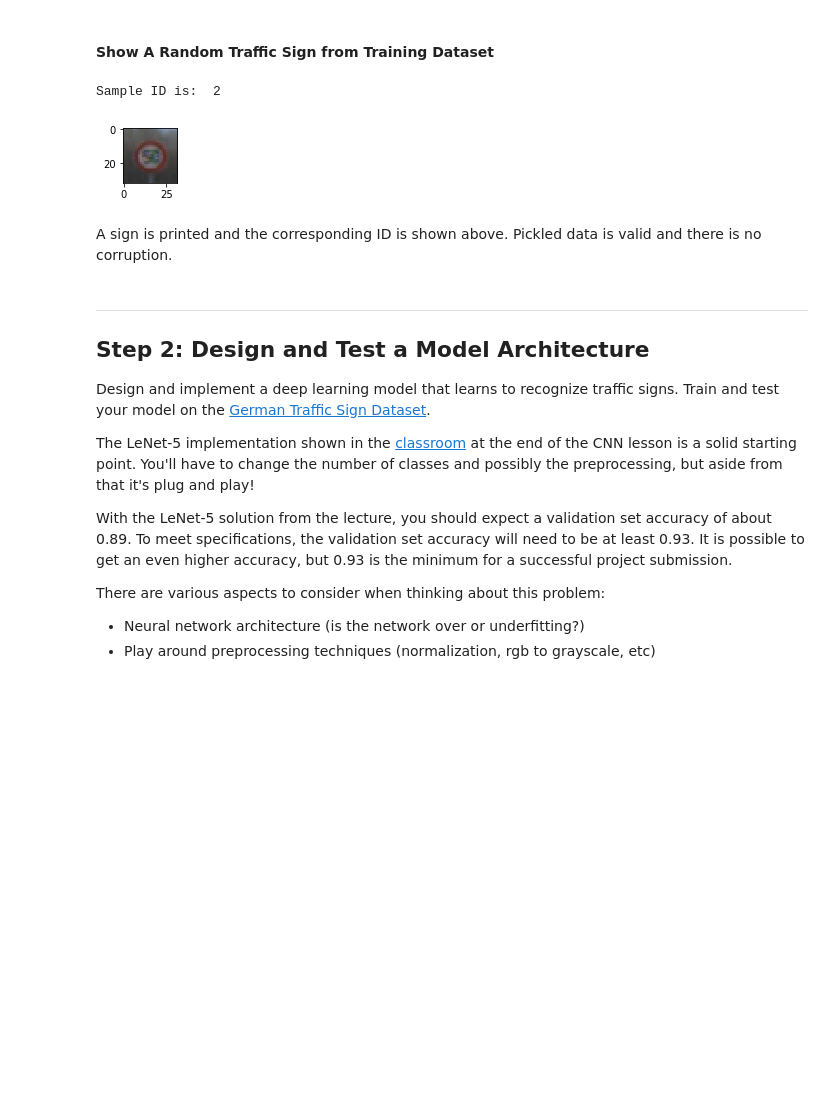
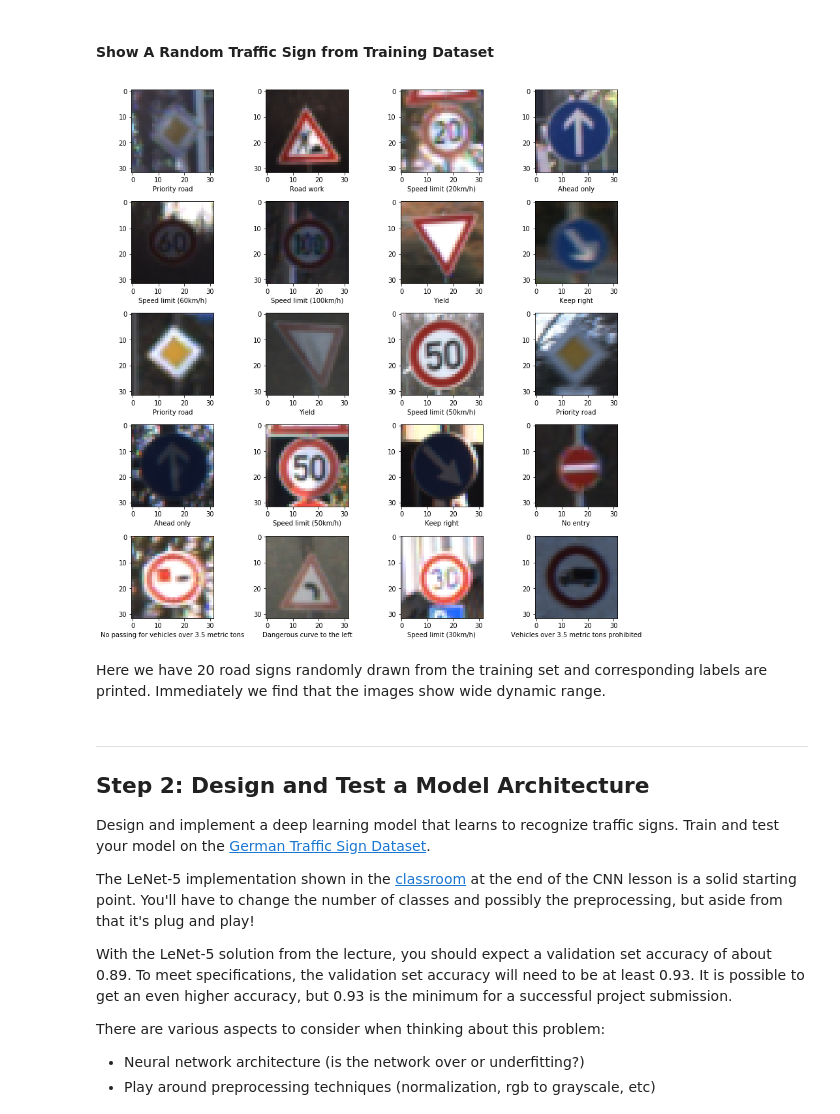
Before and after one commit to mscwu/udacity_traffic_sign_classification, a Jupyter notebook: Traffic_Sign_Classifier.ipynb, the cells around one changed output. Saved outputs shown, nothing was run; the diff lists cells and outputs as text; code cells hidden in the pictures; blank space fills up the shorter version.

```diff
--- a/Traffic_Sign_Classifier.ipynb
+++ b/Traffic_Sign_Classifier.ipynb
@@ -57,7 +57,9 @@ Complete the basic data summary below. Use python, numpy and/or pandas methods t
 # %%
 ### Replace each question mark with the appropriate value.
 ### Use python, pandas or numpy methods rather than hard coding the results
+import pandas as pd
 
+sign_names = pd.read_csv('signnames.csv')
 # TODO: Number of training examples
 n_train = len(X_train)
 
@@ -134,19 +134,23 @@ plt.grid(linestyle='--')
 It shows that the distribution of the signs is almost identical among the train, validation and test dataset.
 # %% [markdown]
 #### Show A Random Traffic Sign from Training Dataset
-# %%
-import numpy as np
-
-rand_ind = np.random.randint(0, n_train)
-rand_sign = X_train[rand_ind]
-plt.figure(figsize=(1,1))
-plt.imshow(rand_sign)
-print('Sample ID is: ', y_train[rand_ind])
-# %% [output]
-Sample ID is:  2
-[figure, removed]
-# %% [markdown]
-A sign is printed and the corresponding ID is shown above. Pickled data is valid and there is no corruption.
+# %%
+import numpy as np
+import matplotlib.gridspec as gridspec
+
+rand_ind = np.random.randint(0, n_train, size=20)
+rand_sign = X_train[rand_ind]
+fig = plt.figure(figsize=(12,12))
+gs = gridspec.GridSpec(5, 4)
+ax = [plt.subplot(gs[i]) for i in range(20)]
+for i,sign in enumerate(rand_ind):
+    ax[i].imshow(X_train[sign])
+    ax[i].set_xlabel(sign_names.iloc[y_train[sign],1])
+plt.tight_layout(pad=1, w_pad=0.5, h_pad=1.0)
+# %% [output]
+[figure, added]
+# %% [markdown]
+Here we have 20 road signs randomly drawn from the training set and corresponding labels are printed. Immediately we find that the images show wide dynamic range.
 # %% [markdown]
 ----
 
```
Also changed, not shown: parts of 7 cells of this notebook, 3 other files.
